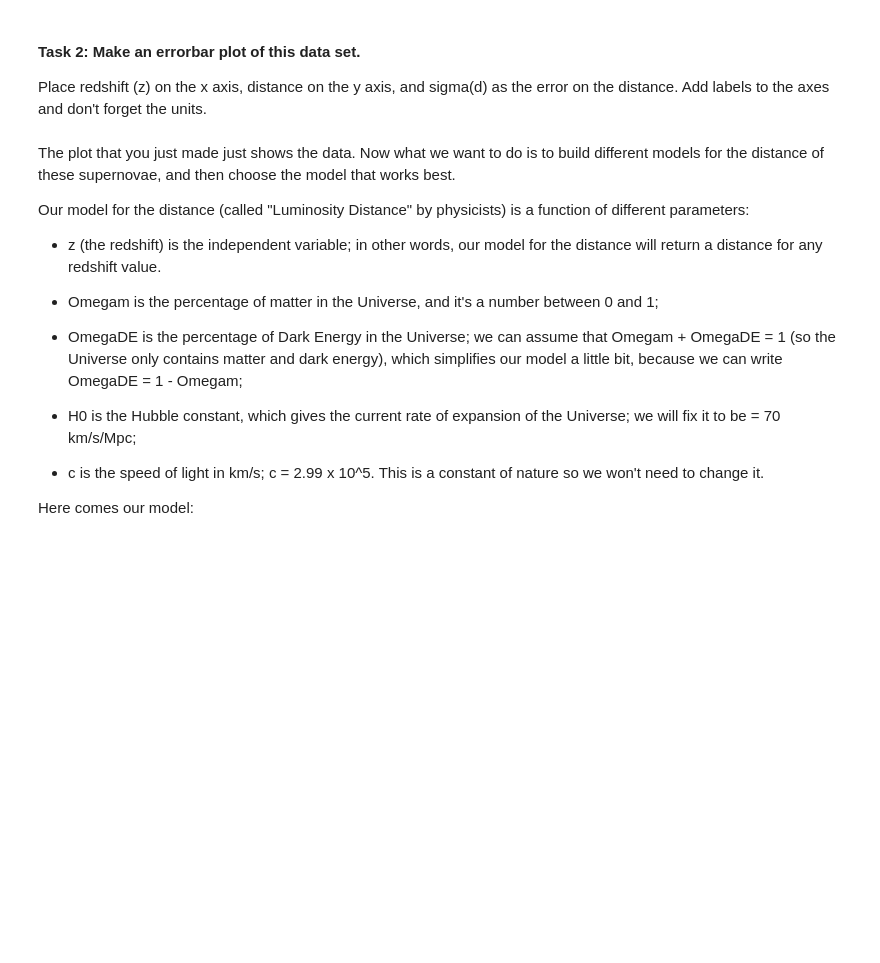
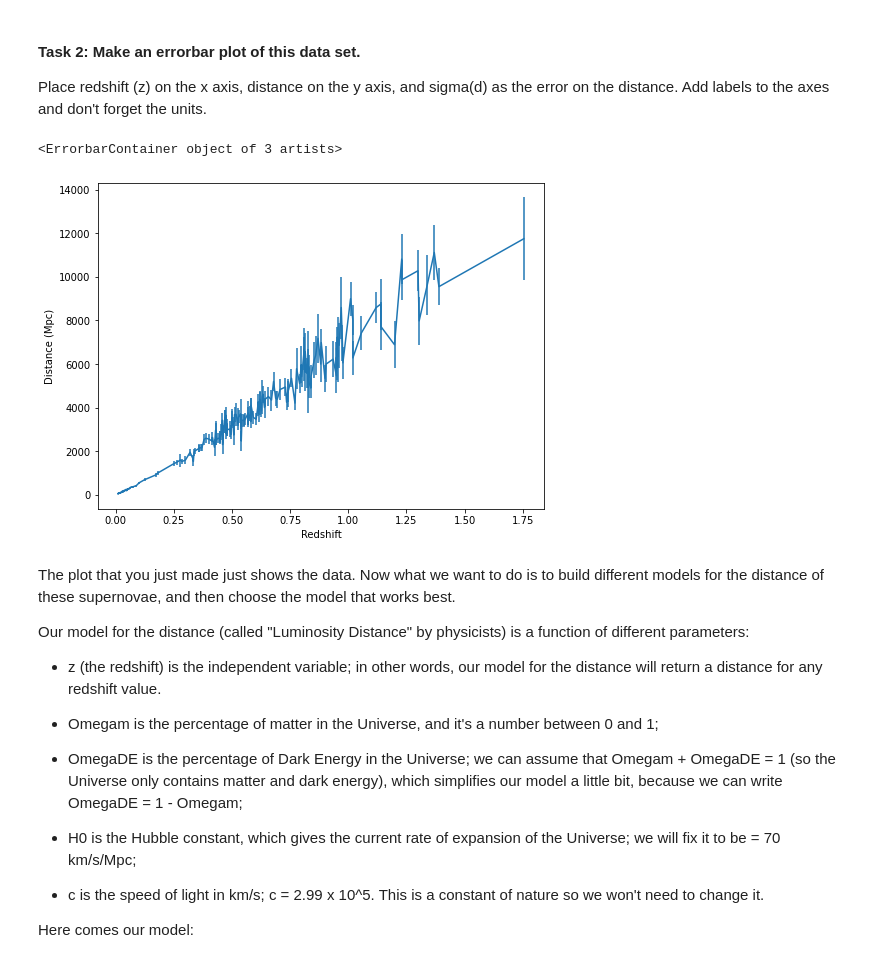
Before and after one commit to JakePost/ml-physics-fall2021, a Jupyter notebook: homework/worksheet-2/PHYS3600_Fall21_HW2.ipynb, the cells around one changed output. Saved outputs shown, nothing was run; the diff lists cells and outputs as text; code cells hidden in the pictures; blank space fills up the shorter version.

```diff
--- a/homework/worksheet-2/PHYS3600_Fall21_HW2.ipynb
+++ b/homework/worksheet-2/PHYS3600_Fall21_HW2.ipynb
@@ -33,11 +33,24 @@ The second column is the distance of the supernovae, expressed in the units of M
 
 The third column contains the uncertainties on the distance measurements, (let's call them sigma(d)), again expressed in Mpc.
 # %%
-sndata = np.genfromtxt('sn_data.txt',dtype='float')
+sndata = np.genfromtxt('sn_data.txt', dtype='float')
+
+redshift = sndata[:, 0]
+distance = sndata[:, 1]
+distance_sigma = sndata[:, 2]
 # %% [markdown]
 #### Task 2: Make an errorbar plot of this data set.
 
 Place redshift (z) on the x axis, distance on the y axis, and sigma(d) as the error on the distance. Add labels to the axes and don't forget the units.
+# %%
+plt.figure(figsize=(8,6))
+plt.xlabel('Redshift')
+plt.ylabel('Distance (Mpc)')
+
+plt.errorbar(redshift, distance, distance_sigma)
+# %% [output]
+<ErrorbarContainer object of 3 artists>
+[figure, added]
 # %% [markdown]
 The plot that you just made just shows the data. Now what we want to do is to build different models for the distance of these supernovae, and then choose the model that works best.
 
```
Also changed, not shown: parts of 12 cells of this notebook, 2 other files.
